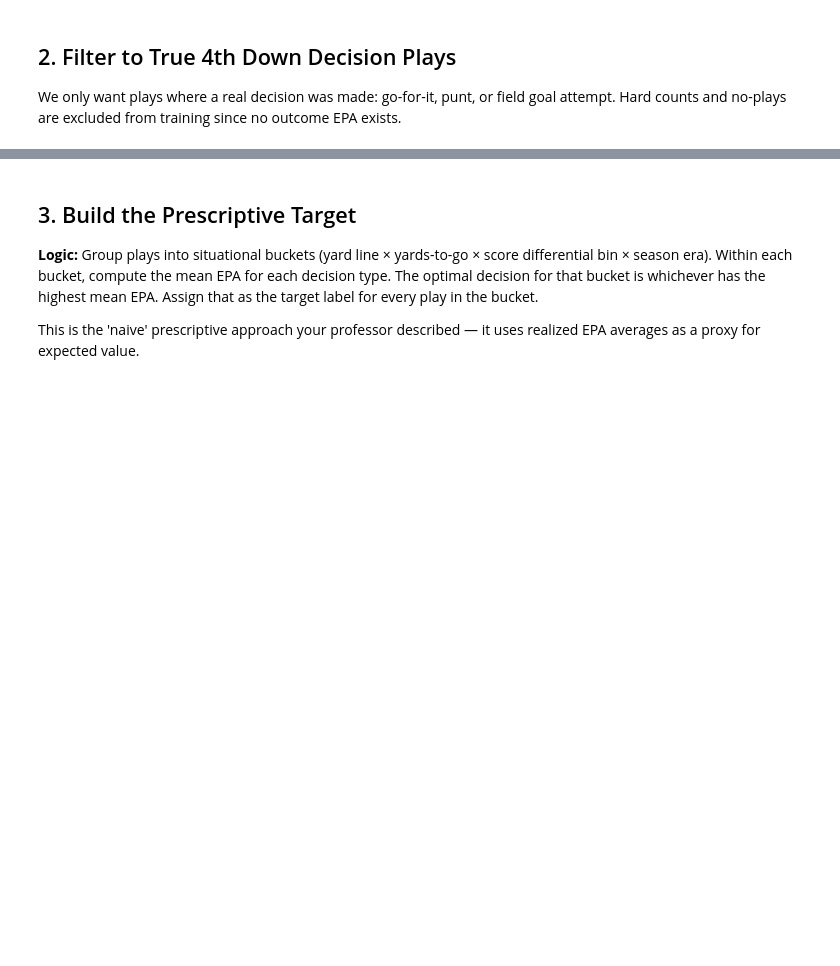
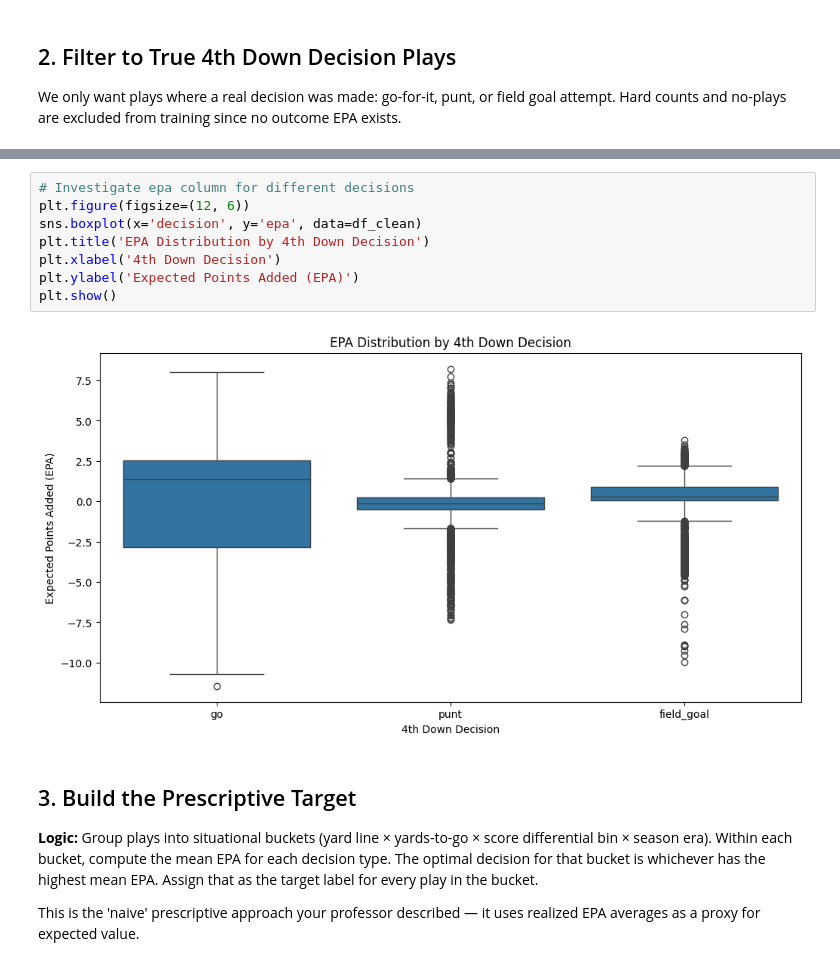
Before and after one commit to SU-IST707-SP26/group-project-team1, a Jupyter notebook: epa_model/epa_prescriptive_model.ipynb, the cells around one changed output, grey strips where cells are left out. Cells and saved outputs as stored; diff of their text form; blank space fills up the shorter version.

```diff
--- a/epa_model/epa_prescriptive_model.ipynb
+++ b/epa_model/epa_prescriptive_model.ipynb
@@ -108,4 +106,14 @@ hard_count     2085
 Name: count, dtype: int64
+# %%
+# Investigate epa column for different decisions
+plt.figure(figsize=(12, 6))
+sns.boxplot(x='decision', y='epa', data=df_clean)
+plt.title('EPA Distribution by 4th Down Decision')
+plt.xlabel('4th Down Decision')
+plt.ylabel('Expected Points Added (EPA)')
+plt.show()
+# %% [output]
+[figure, added]
 # %% [markdown]
 ## 3. Build the Prescriptive Target
 
```
Also changed, not shown: parts of 19 cells of this notebook.
